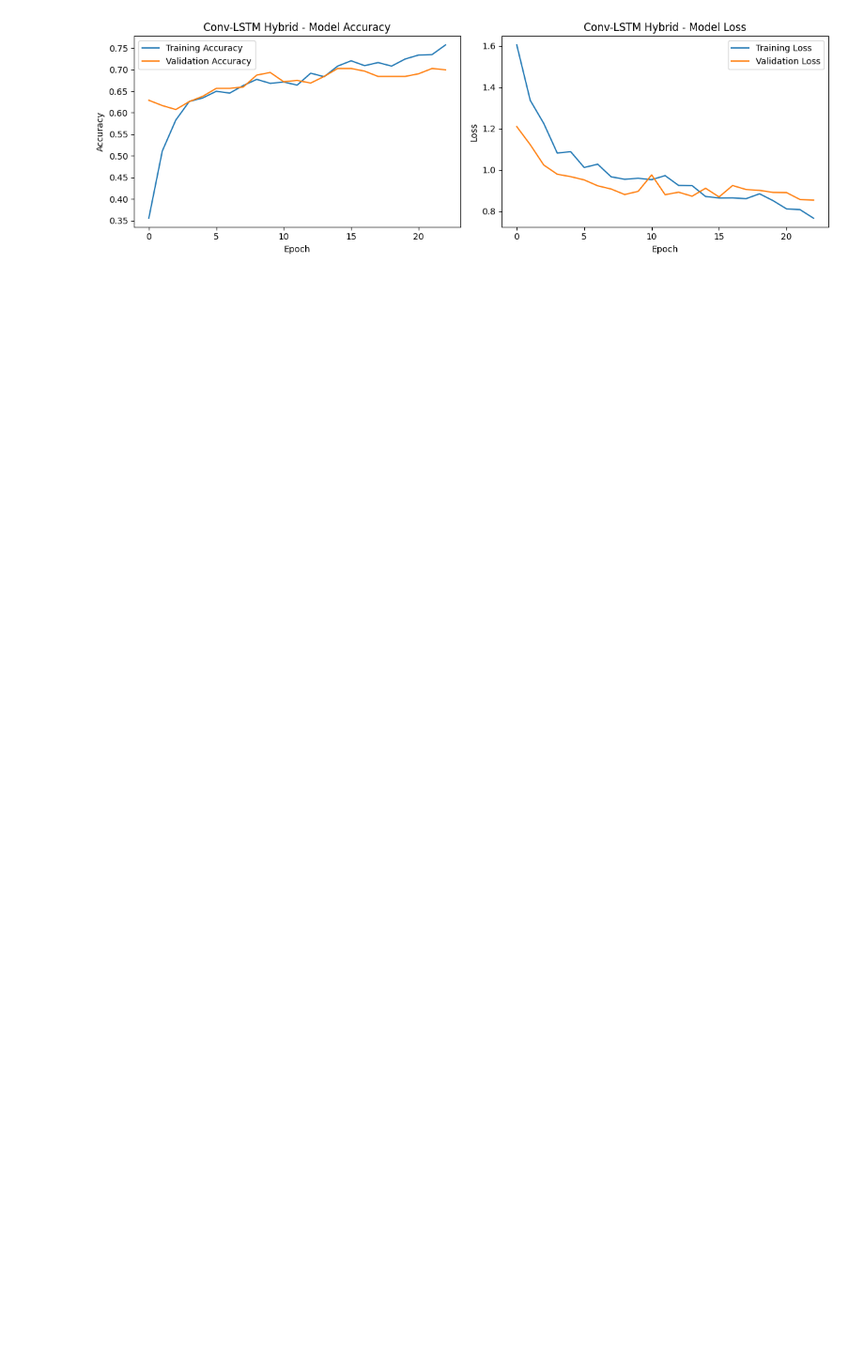
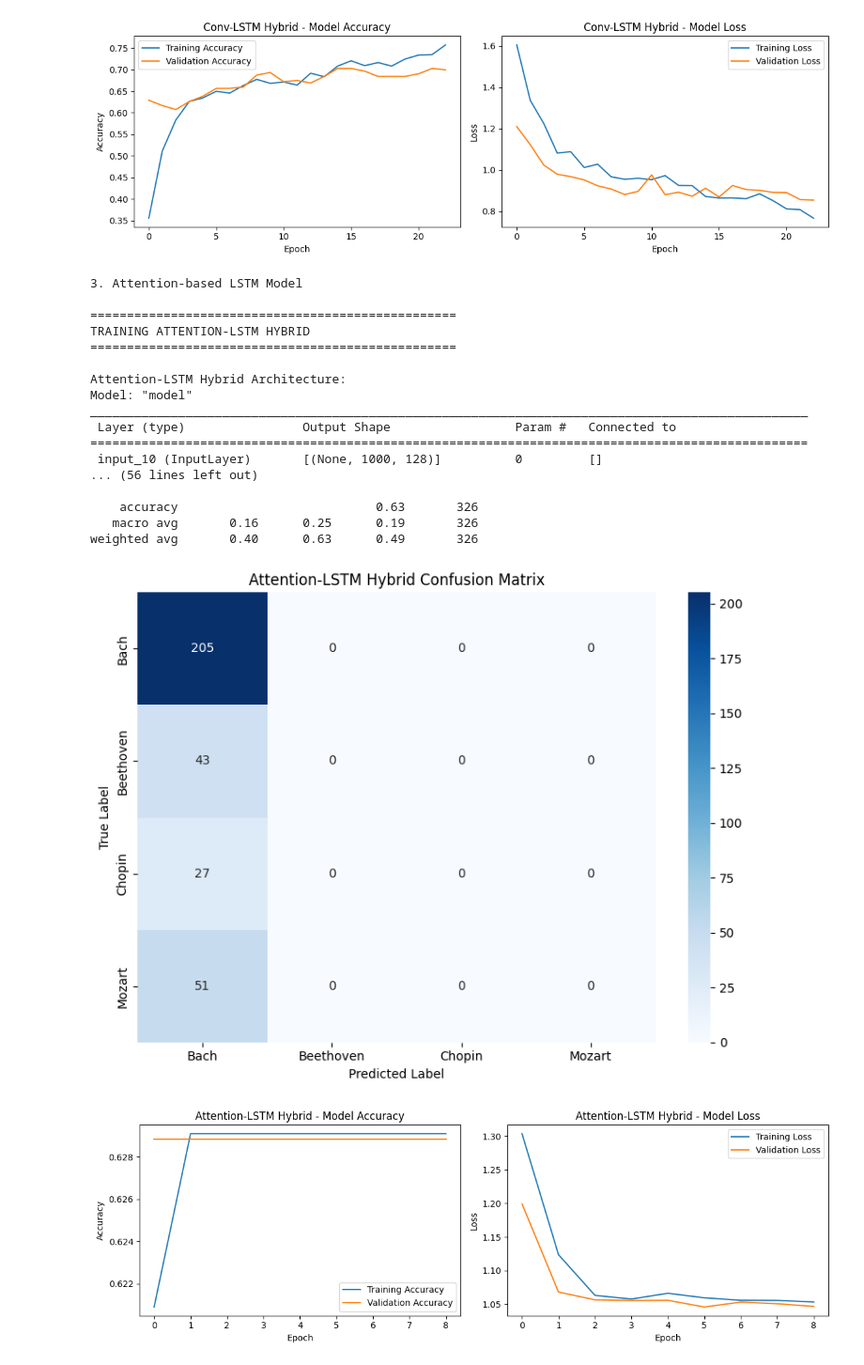
Before and after one commit to qmou11/music_genre_composer_classification, a Jupyter notebook: final prject (1).ipynb, the cells around one changed output. Shown at 94% size. Saved outputs shown, nothing was run; the diff lists cells and outputs as text; code cells hidden in the pictures; blank space fills up the shorter version.

Commit message:
feat: add RNN model

```diff
--- a/final prject (1).ipynb
+++ b/final prject (1).ipynb
@@ -1428,7 +1428,7 @@ weighted avg       0.66      0.70      0.68       326
 # %%
 def create_conv_lstm_model(input_shape, num_classes):
     """
-    Memory-efficient Conv-LSTM hybrid model - FIXED VERSION
+    Memory-efficient Conv-LSTM hybrid model
     """
     model = keras.Sequential([
         # Input layer
@@ -1517,6 +1517,60 @@ Epoch 7/50
 weighted avg       0.61      0.70      0.64       326
 [figure]
 [figure]
+# %%
+def create_attention_lstm_model(input_shape, num_classes):
+    """
+    LSTM with attention mechanism
+    """
+    inputs = layers.Input(shape=input_shape)
+
+    # LSTM layers
+    lstm_out = layers.LSTM(64, return_sequences=True)(inputs)
+
+    # Attention mechanism
+    attention = layers.Dense(1, activation='tanh')(lstm_out)
+    attention_weights = layers.Softmax(axis=1)(attention)
+    attended_output = layers.Multiply()([lstm_out, attention_weights])
+
+    # Global average pooling
+    pooled = layers.GlobalAveragePooling1D()(attended_output)
+
+    # Dense layers
+    dense1 = layers.Dense(64, activation='relu')(pooled)
+    dropout = layers.Dropout(0.3)(dense1)
+    output = layers.Dense(num_classes, activation='softmax')(dropout)
+
+    model = keras.Model(inputs=inputs, outputs=output)
+    return model
+# %%
+# 4. Attention-based LSTM Model
+print("4. Attention-based LSTM Model")
+
+conv_lstm = create_attention_lstm_model(input_shape, num_classes)
+models['attention_lstm'] = train_and_evaluate_model(
+    conv_lstm, "Attention-LSTM Hybrid",
+    X_train_rnn, y_train, X_val_rnn, y_val, X_test_rnn, y_test
+)
+# %% [output]
+3. Attention-based LSTM Model
+
+==================================================
+TRAINING ATTENTION-LSTM HYBRID
+==================================================
+
+Attention-LSTM Hybrid Architecture:
+Model: "model"
+__________________________________________________________________________________________________
+ Layer (type)                Output Shape                 Param #   Connected to
+==================================================================================================
+ input_10 (InputLayer)       [(None, 1000, 128)]          0         []
+... (56 lines left out)
+
+    accuracy                           0.63       326
+   macro avg       0.16      0.25      0.19       326
+weighted avg       0.40      0.63      0.49       326
+[figure, added]
+[figure, added]
 # %%
 # Compare all models
 comparison_data = []
```
Also changed, not shown: parts of 5 cells of this notebook.
